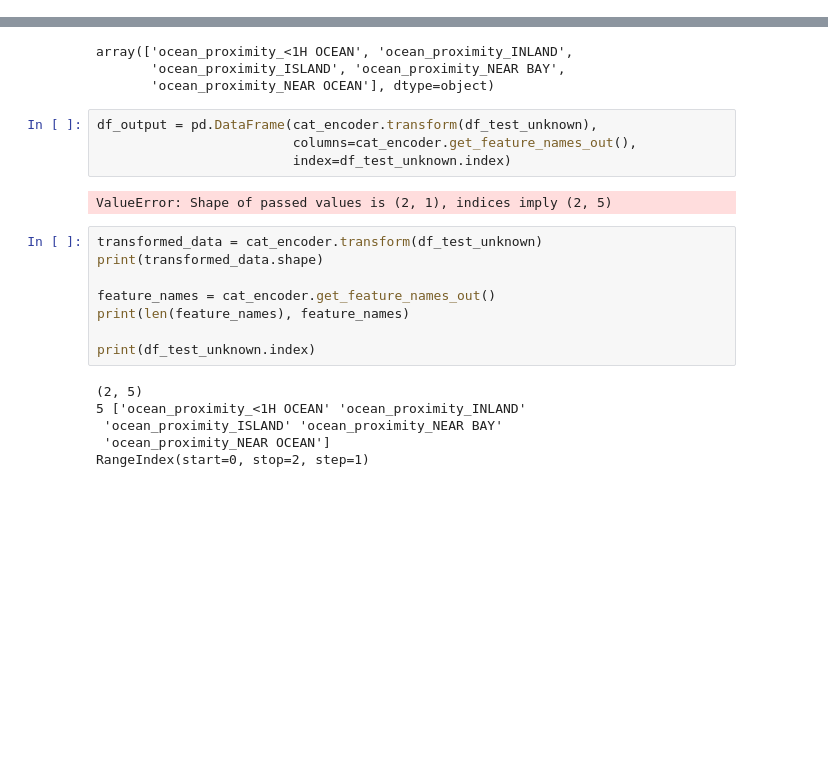
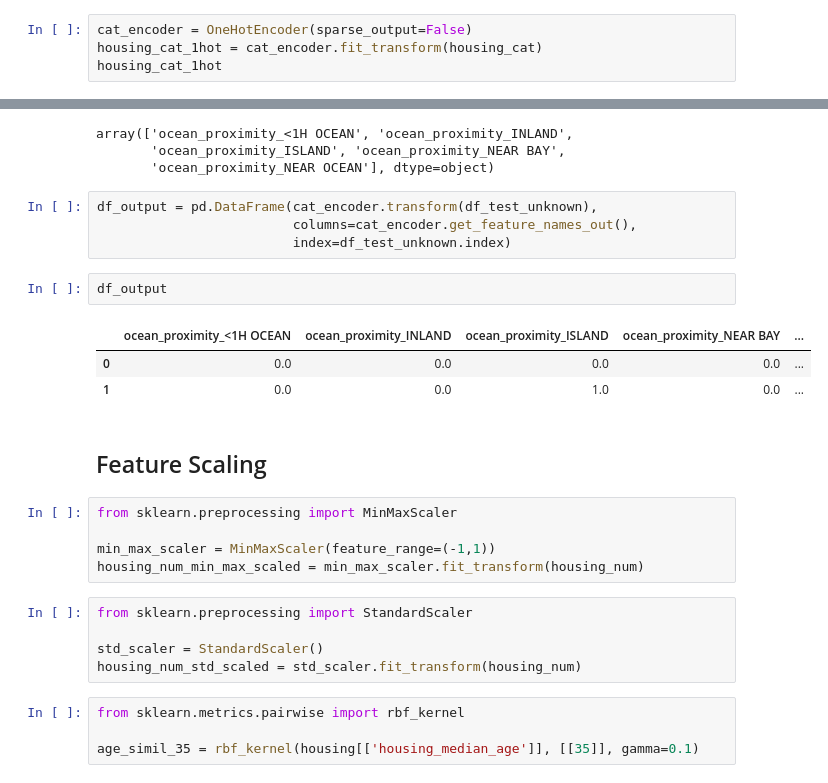
Before and after one commit to samudra-perera/HOML, a Jupyter notebook: ch2/california_houseprices_model.ipynb, the cells around one changed output, grey strips where cells are left out. Cells and saved outputs as stored; diff of their text form; blank space fills up the shorter version.

```diff
--- a/ch2/california_houseprices_model.ipynb
+++ b/ch2/california_houseprices_model.ipynb
@@ -352,0 +355,4 @@ array([[0., 0., 0., 1., 0.],
+# %%
+cat_encoder = OneHotEncoder(sparse_output=False)
+housing_cat_1hot = cat_encoder.fit_transform(housing_cat)
+housing_cat_1hot
@@ -394,19 +408,25 @@ array(['ocean_proximity_<1H OCEAN', 'ocean_proximity_INLAND',
 df_output = pd.DataFrame(cat_encoder.transform(df_test_unknown),
                          columns=cat_encoder.get_feature_names_out(),
                          index=df_test_unknown.index)
-# %% [output]
-ValueError: Shape of passed values is (2, 1), indices imply (2, 5)
-# %%
-transformed_data = cat_encoder.transform(df_test_unknown)
-print(transformed_data.shape)
-
-feature_names = cat_encoder.get_feature_names_out()
-print(len(feature_names), feature_names)
-
-print(df_test_unknown.index)
-# %% [output]
-(2, 5)
-5 ['ocean_proximity_<1H OCEAN' 'ocean_proximity_INLAND'
- 'ocean_proximity_ISLAND' 'ocean_proximity_NEAR BAY'
- 'ocean_proximity_NEAR OCEAN']
-RangeIndex(start=0, stop=2, step=1)
+# %%
+df_output
+# %% [output]
+|  | ocean_proximity_<1H OCEAN | ocean_proximity_INLAND | ocean_proximity_ISLAND | ocean_proximity_NEAR BAY | ... |
+| 0 | 0.0 | 0.0 | 0.0 | 0.0 | ... |
+| 1 | 0.0 | 0.0 | 1.0 | 0.0 | ... |
+# %% [markdown]
+## Feature Scaling
+# %%
+from sklearn.preprocessing import MinMaxScaler
+
+min_max_scaler = MinMaxScaler(feature_range=(-1,1))
+housing_num_min_max_scaled = min_max_scaler.fit_transform(housing_num)
+# %%
+from sklearn.preprocessing import StandardScaler
+
+std_scaler = StandardScaler()
+housing_num_std_scaled = std_scaler.fit_transform(housing_num)
+# %%
+from sklearn.metrics.pairwise import rbf_kernel
+
+age_simil_35 = rbf_kernel(housing[['housing_median_age']], [[35]], gamma=0.1)
```
Also changed, not shown: parts of 32 cells of this notebook.
